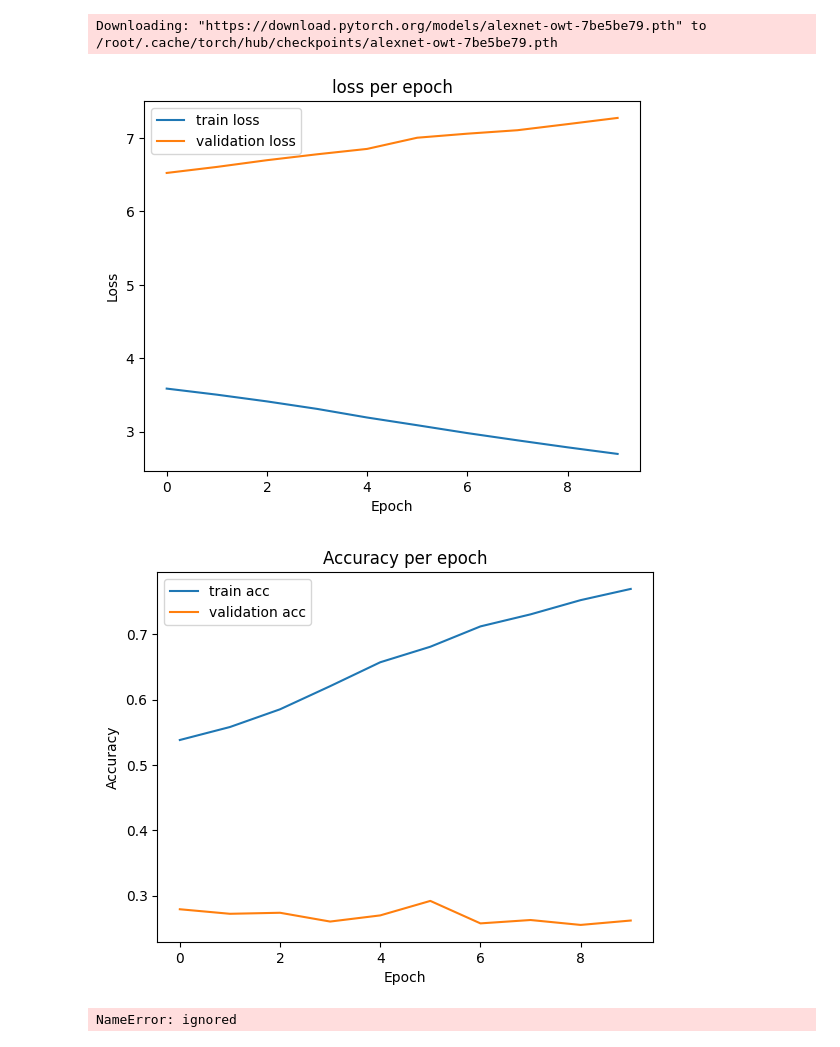
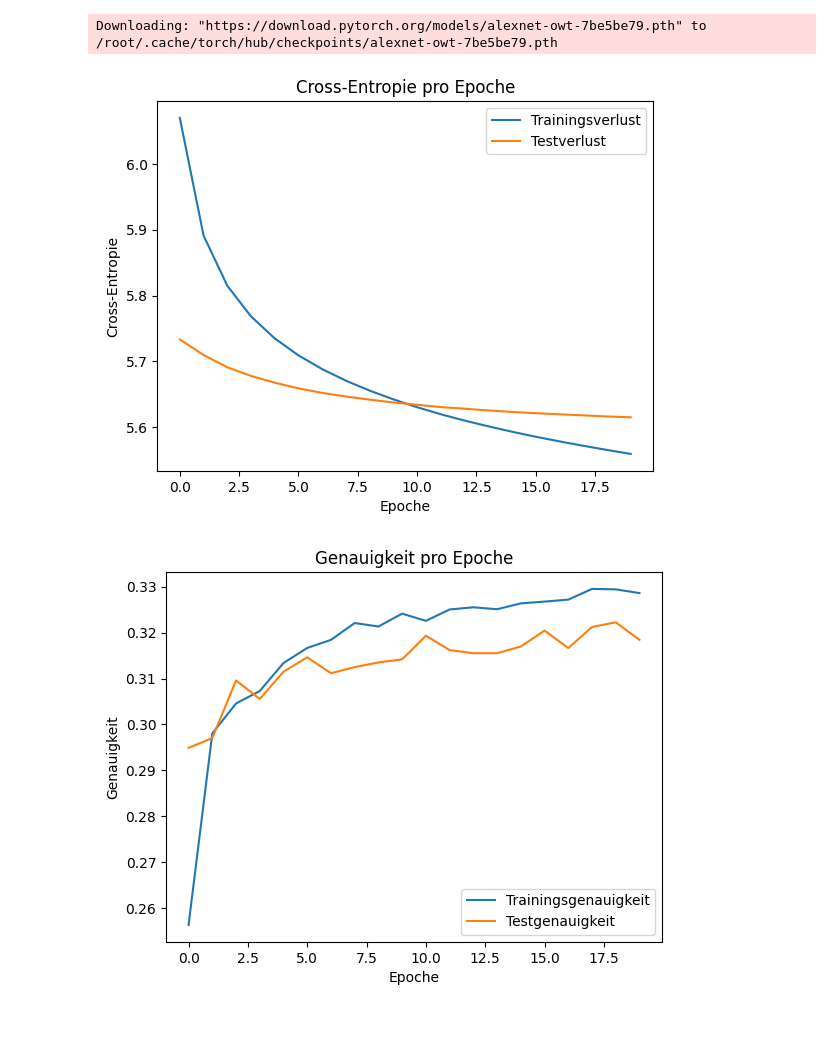
Before and after one commit to JNPauli/Emotional_Machines, a Jupyter notebook: Natural_image_Classification_Pipeline.ipynb, the cells around one changed output. Saved outputs shown, nothing was run; the diff lists cells and outputs as text; code cells hidden in the pictures.

Commit message:
Adapted language in graphics

```diff
--- a/Natural_image_Classification_Pipeline.ipynb
+++ b/Natural_image_Classification_Pipeline.ipynb
@@ -118,0 +162,11 @@ dataloader_val = DataLoader(test_data, batch_size=32, shuffle=True)
+# %%
+mean = 0.
+std = 0.
+for images, _ in dataloader_train:
+    batch_samples = images.size(0) # batch size (the last batch can have smaller size!)
+    images = images.view(batch_samples, images.size(1), -1)
+    mean += images.mean(2).sum(0)
+    std += images.std(2).sum(0)
+
+mean /= len(dataloader_train.dataset)
+std /= len(dataloader_train.dataset)
@@ -118,0 +194,5 @@ dataloader_val = DataLoader(test_data, batch_size=32, shuffle=True)
+# %%
+train_data, test_data = random_split(dataset, [7000, 2976])
+# %%
+dataloader_train = DataLoader(train_data, batch_size=32, shuffle=True)
+dataloader_test = DataLoader(test_data, batch_size=32, shuffle=True)
@@ -371,29 +439,25 @@ for param in model_CNN.Dominance.parameters():
 np.random.seed(1)
 torch.manual_seed(1)
 
-train_loss,train_epoch_loss,val_loss,val_epoch_loss,train_acc,val_acc=train(net=SalienceNet,loss_fn=criterion,dataloader_train=dataloader_train,
-                  dataloader_val=dataloader_val,epoch=10)
+train_loss,train_epoch_loss,val_loss,val_epoch_loss,train_acc,val_acc=train(net=model_CNN,loss_fn=criterion,dataloader_train=dataloader_train,
+                  dataloader_val=dataloader_test,epoch=20)
 # %%
-plt.plot(train_epoch_loss, label = 'train loss')
-plt.plot(val_epoch_loss, label = 'validation loss')
-plt.xlabel('Epoch')
-plt.ylabel('Loss')
-plt.title('loss per epoch')
+plt.plot(train_epoch_loss, label = 'Trainingsverlust')
+plt.plot(val_epoch_loss, label = 'Testverlust')
+plt.xlabel('Epoche')
+plt.ylabel('Cross-Entropie')
+plt.title('Cross-Entropie pro Epoche')
 plt.legend()
 plt.show()
 # %% [output]
-[figure, old version]
+[figure, new version]
 # %%
-plt.plot(train_acc, label = 'train acc')
-plt.plot(val_acc, label = 'validation acc')
-plt.xlabel('Epoch')
-plt.ylabel('Accuracy')
-plt.title('Accuracy per epoch')
+plt.plot(train_acc, label = 'Trainingsgenauigkeit')
+plt.plot(val_acc, label = 'Testgenauigkeit')
+plt.xlabel('Epoche')
+plt.ylabel('Genauigkeit')
+plt.title('Genauigkeit pro Epoche')
 plt.legend()
 plt.show()
 # %% [output]
-[figure, old version]
+[figure, new version]
-# %%
-test_loss = test(net=SalienceNet,loss_fn=criterion,dataloader_test=dataloader_test)
-# %% [output]
-NameError: ignored
```
Also changed, not shown: parts of 14 cells of this notebook.
